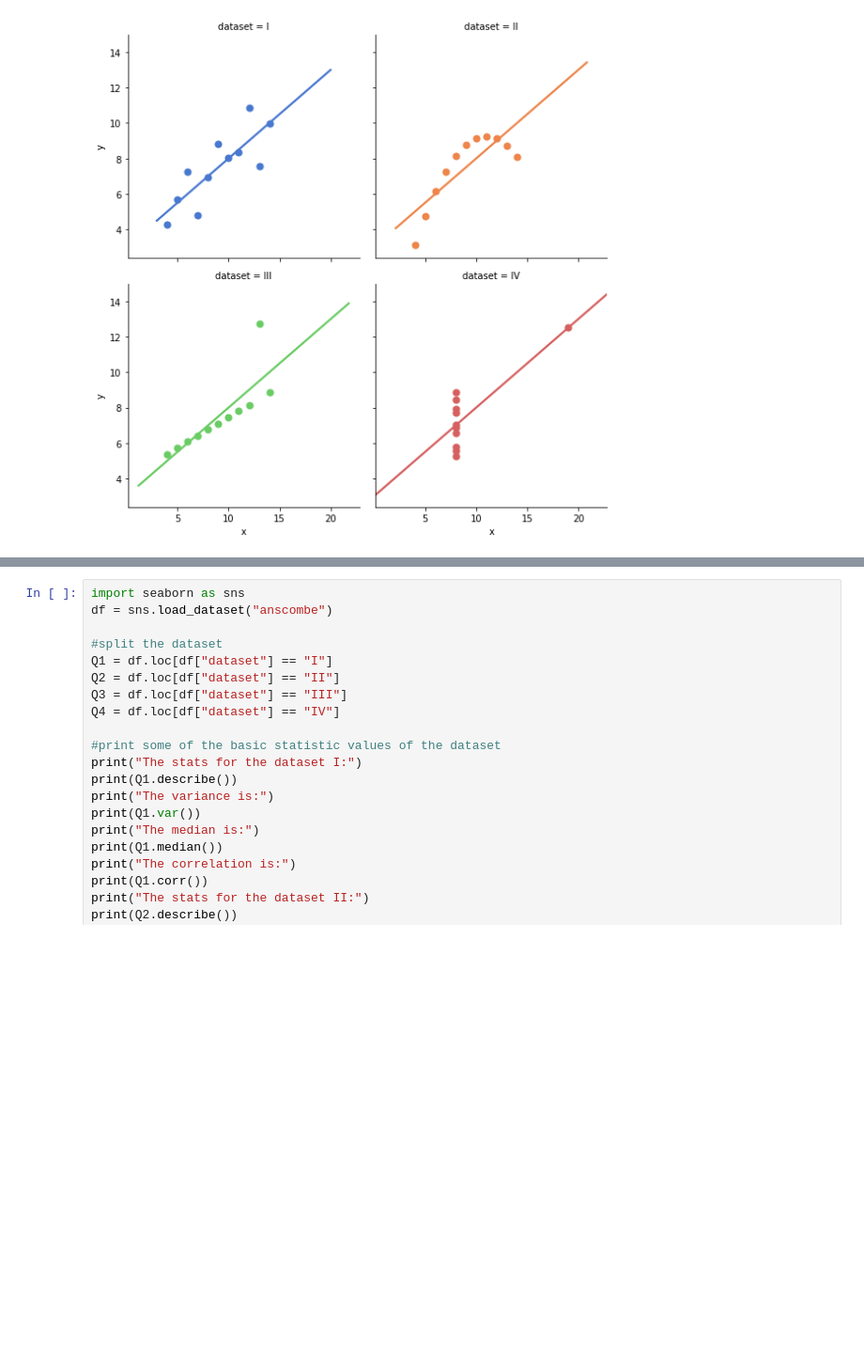
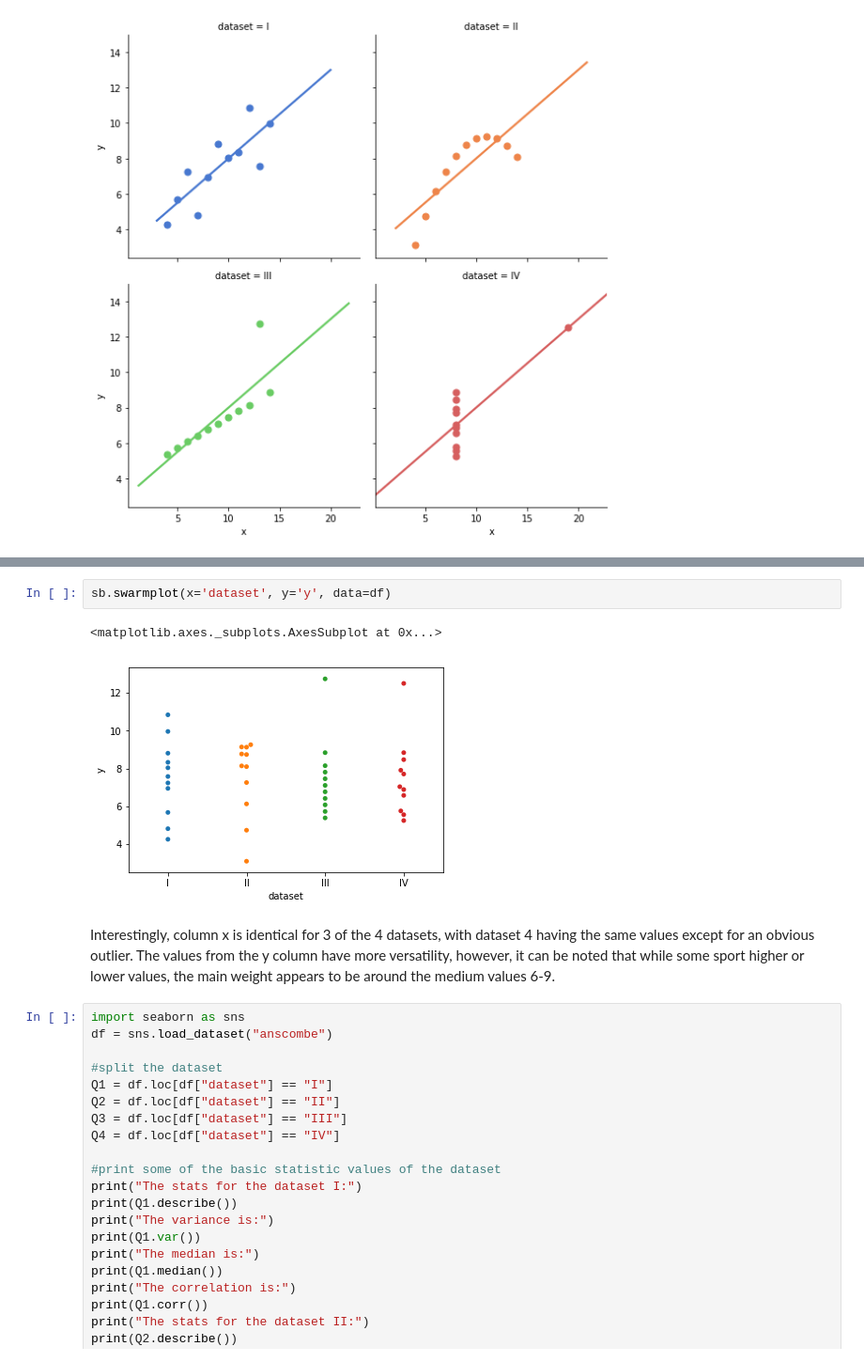
Before and after one commit to Sarahkel/Fundamentals_of_Data_Analysis, a Jupyter notebook: Anscombe-Quartett Assignment.ipynb, the cells around one changed output, grey strips where cells are left out. Shown at 94% size. Cells and saved outputs as stored; diff of their text form; blank space fills up the shorter version.

```diff
--- a/Anscombe-Quartett Assignment.ipynb
+++ b/Anscombe-Quartett Assignment.ipynb
@@ -58,3 +71,10 @@ sb.lmplot(x="x", y="y", col="dataset", hue="dataset", data=df,
+# %%
+sb.swarmplot(x='dataset', y='y', data=df)
+# %% [output]
+<matplotlib.axes._subplots.AxesSubplot at 0x...>
+[figure, added]
+# %% [markdown]
+Interestingly, column x is identical for 3 of the 4 datasets, with dataset 4 having the same values except for an obvious outlier. The values from the y column have more versatility, however, it can be noted that while some sport higher or lower values, the main weight appears to be around the medium values 6-9.
 # %%
 import seaborn as sns
 df = sns.load_dataset("anscombe")
```
Also changed, not shown: parts of 3 cells of this notebook.
